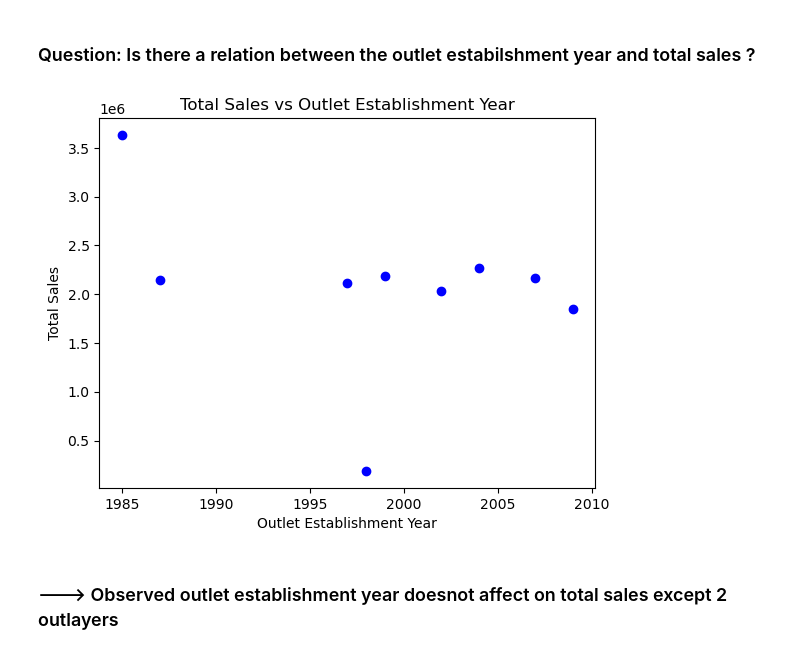
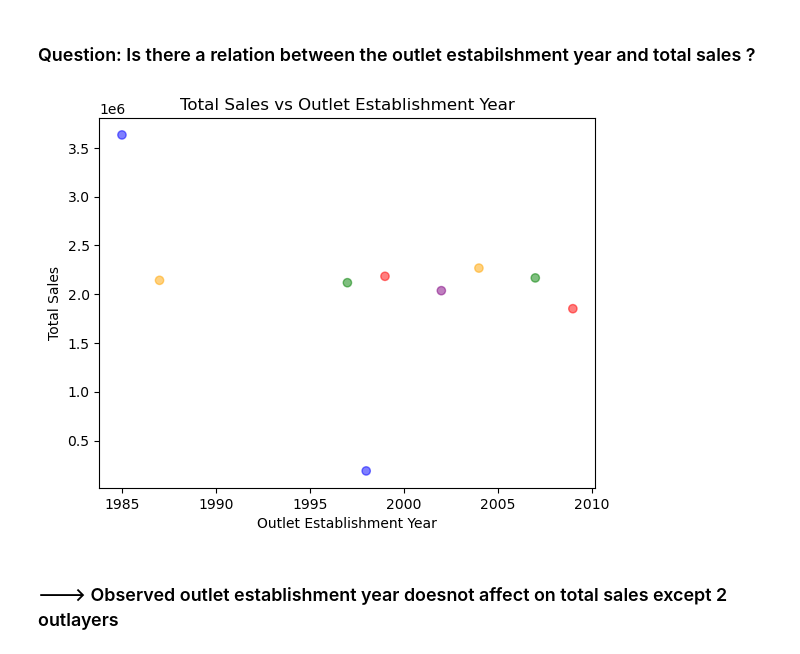
Before and after one commit to refa3y384/Sales_Forcasting_XGBOOST, a Jupyter notebook: Sales_Forcasting_Data_Visualization.ipynb, the cells around one changed output. Drawn from its saved outputs; the diff is of its cells as text; code cells hidden in the pictures.

```diff
--- a/Sales_Forcasting_Data_Visualization.ipynb
+++ b/Sales_Forcasting_Data_Visualization.ipynb
@@ -469,12 +492,13 @@ plt.show()
  ### Question: Is there a relation between the outlet estabilshment year and total sales ?
 # %%
 sales_vs_year=df.groupby('Outlet_Establishment_Year')['Item_Outlet_Sales'].sum()
-plt.scatter(sales_vs_year.index, sales_vs_year.values, color='blue')
+colors = ['blue', 'orange', 'green', 'blue','red', 'purple', 'orange', 'green', 'red']
+plt.scatter(sales_vs_year.index, sales_vs_year.values, color= colors ,alpha = 0.5)
 plt.title('Total Sales vs Outlet Establishment Year')
 plt.xlabel('Outlet Establishment Year')
 plt.ylabel('Total Sales')
 plt.show()
 # %% [output]
-[figure, old version]
+[figure, new version]
 # %% [markdown]
  ### ---> Observed outlet establishment year doesnot affect on total sales except 2 outlayers
```
Also changed, not shown: parts of 11 cells of this notebook.
